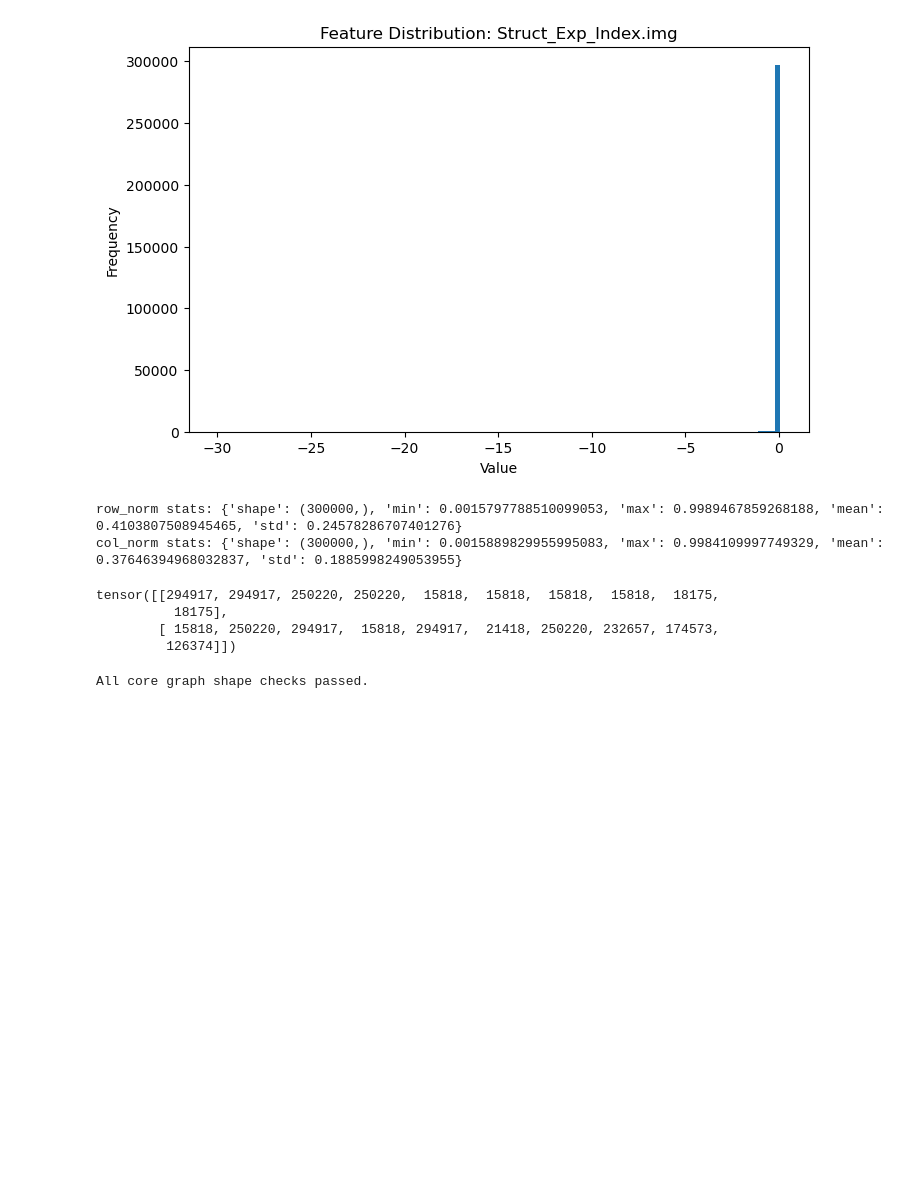
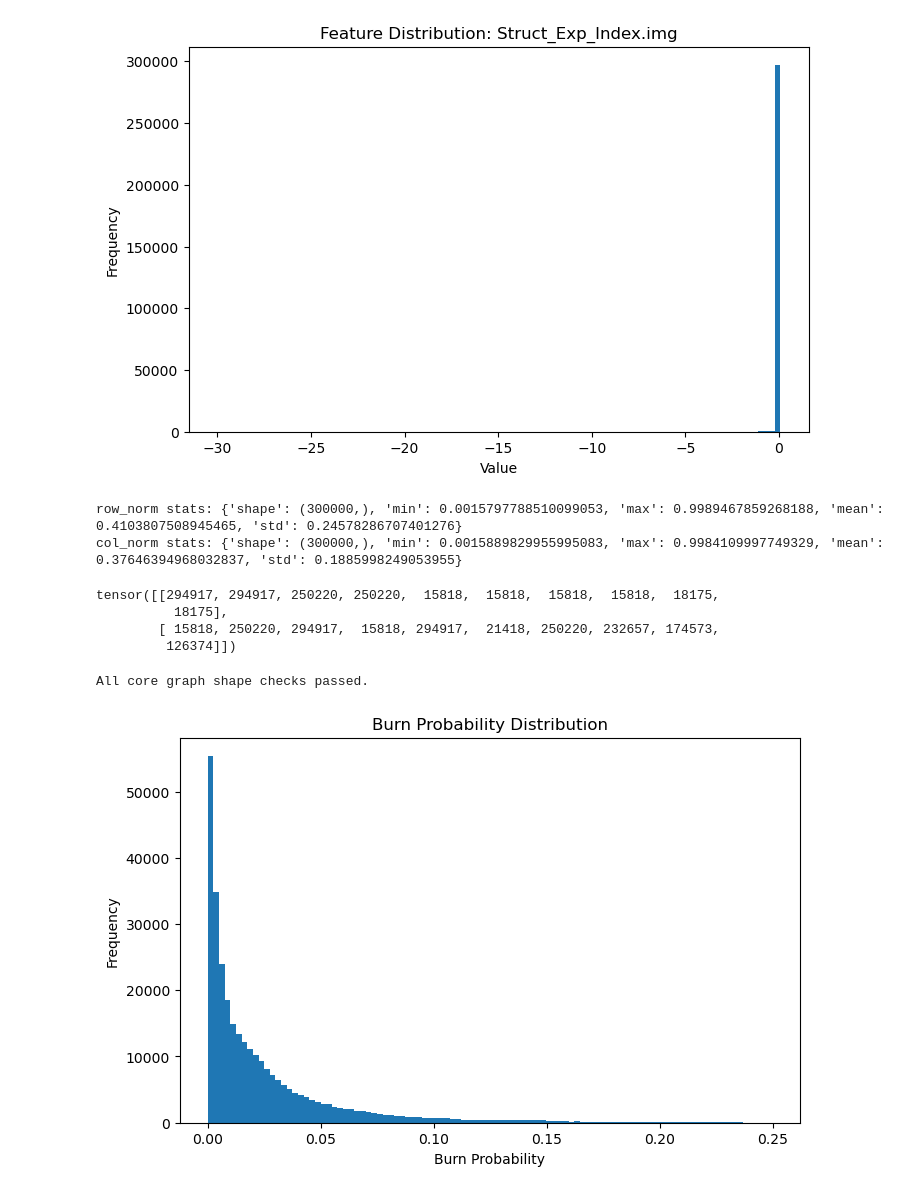
Before and after one commit to dilrabonu/wildfire-uncertainty-gnn, a Jupyter notebook: notebooks/02_graph_construction.ipynb, the cells around one changed output. Drawn from its saved outputs; the diff is of its cells as text; code cells hidden in the pictures; blank space fills up the shorter version.

Commit message:
feat: graph_construction notebook updated

```diff
--- a/notebooks/02_graph_construction.ipynb
+++ b/notebooks/02_graph_construction.ipynb
@@ -232,3 +232,17 @@ assert data.edge_index.shape[0] == 2, "edge_index must have shape [2, num_edges]
 print("All core graph shape checks passed.")
 # %% [output]
 All core graph shape checks passed.
+# %%
+
+os.makedirs("reports/figures", exist_ok=True)
+
+plt.figure(figsize=(8, 5))
+plt.hist(data.y.cpu().numpy().reshape(-1), bins=100)
+plt.title("Burn Probability Distribution")
+plt.xlabel("Burn Probability")
+plt.ylabel("Frequency")
+
+plt.savefig("reports/figures/burn_probability_histogram.png", dpi=300)
+plt.show()
+# %% [output]
+[figure, added]
```
Also changed, not shown: parts of 3 cells of this notebook, 6 other files.
